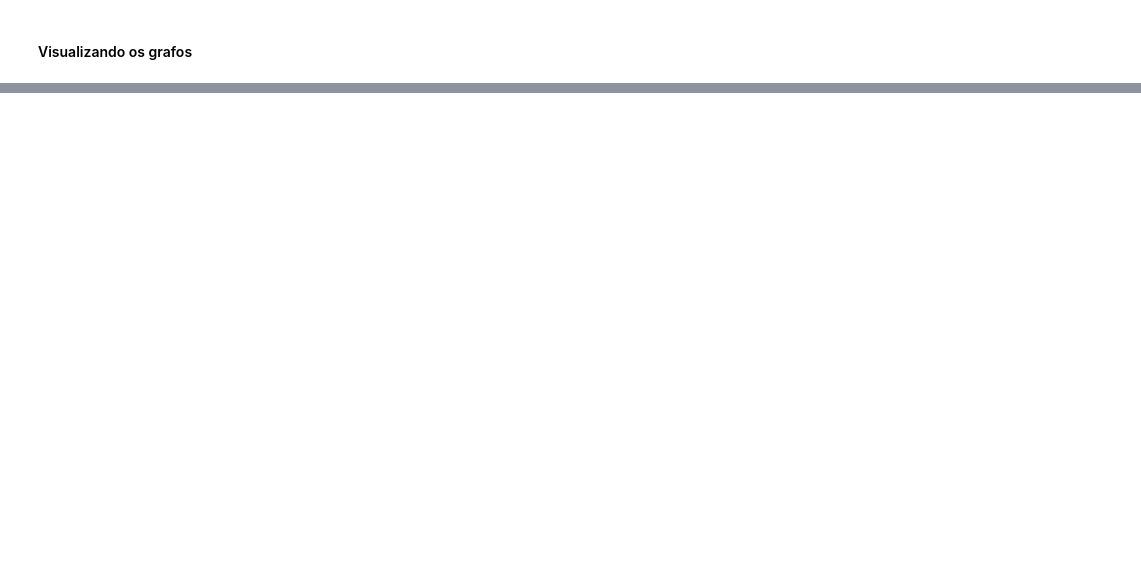
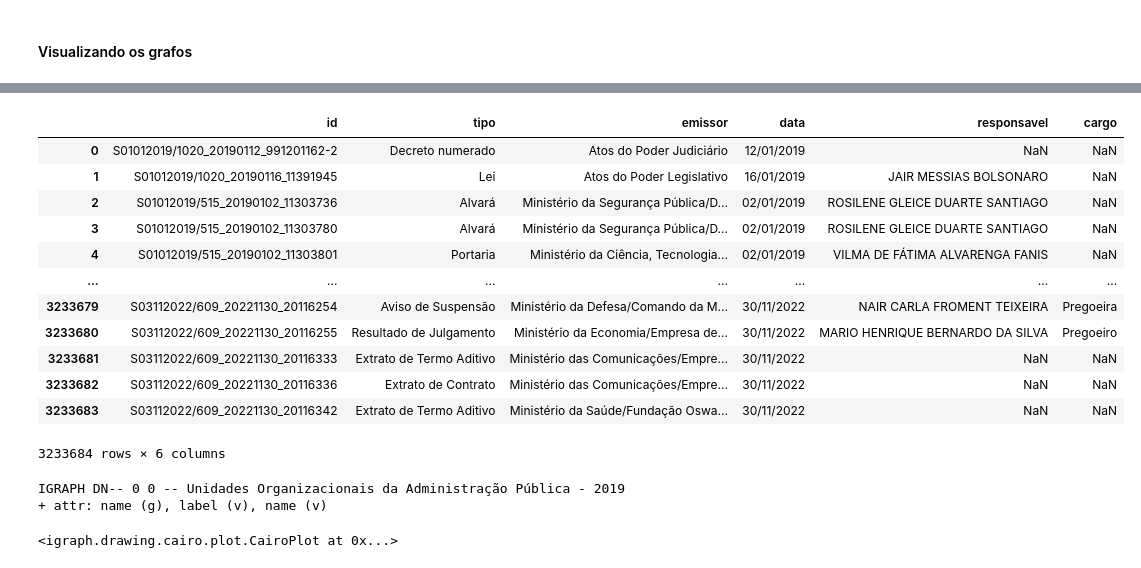
Before and after one commit to drausio/tcc_dsa_usp_esalq, a Jupyter notebook: resultados-preliminares/04_ConstrucaoDosGrafos.ipynb, the cells around one changed output, grey strips where cells are left out. Saved outputs shown, nothing was run; the diff lists cells and outputs as text; code cells hidden in the pictures; blank space fills up the shorter version.

```diff
--- a/resultados-preliminares/04_ConstrucaoDosGrafos.ipynb
+++ b/resultados-preliminares/04_ConstrucaoDosGrafos.ipynb
@@ -59,13 +59,17 @@ base_path = "C:/projetos/tcc_dsa_usp_esalq/"
 filtro0 = 'Ministério da Educação'
 filtro1 = 'Universidade'
 listaAno=[]
+dfs = []
 for ano in anos:
     anoRef = str(ano)
-    data_frame = pd.read_csv(base_path + "dados/dou/" + anoRef + "/" + anoRef +".csv")
-    data_frame = data_frame[data_frame["emissor"].str.contains('Ministério da Educação')]
-    data_frame = data_frame[data_frame["emissor"].str.contains('Universidade')]
+    data_frame_orig = pd.read_csv(base_path + "dados/dou/" + anoRef + "/" + anoRef +".csv")
+    data_frame = data_frame_orig[data_frame_orig["emissor"].str.contains(filtro0)]
+    data_frame = data_frame[data_frame["emissor"].str.contains(filtro1)]
     data_frame["entidades"] = data_frame["emissor"].str.split("/")
     listaAno.append({"ano":ano, "df": data_frame  })
+    dfs.append(data_frame_orig)
+
+big_frame = pd.concat(dfs, ignore_index=True)
 # %% [markdown]
 #### Montando os grafos direcionados por Ano utlizando IGraph
 # %%
@@ -324 +327,28 @@ IGRAPH DN-- 7 6 -- Unidades Organizacionais da Administração Pública - 2022
 <igraph.drawing.cairo.plot.CairoPlot at 0x...>
+# %%
+big_frame
+# %% [output]
+|  | id | tipo | emissor | data | responsavel | cargo |
+| 0 | S01012019/1020_20190112_991201162-2 | Decreto numerado | Atos do Poder Judiciário | 12/01/2019 | NaN | NaN |
+| 1 | S01012019/1020_20190116_11391945 | Lei | Atos do Poder Legislativo | 16/01/2019 | JAIR MESSIAS BOLSONARO | NaN |
+| 2 | S01012019/515_20190102_11303736 | Alvará | Ministério da Segurança Pública/D... | 02/01/2019 | ROSILENE GLEICE DUARTE SANTIAGO | NaN |
+| 3 | S01012019/515_20190102_11303780 | Alvará | Ministério da Segurança Pública/D... | 02/01/2019 | ROSILENE GLEICE DUARTE SANTIAGO | NaN |
+| 4 | S01012019/515_20190102_11303801 | Portaria | Ministério da Ciência, Tecnologia... | 02/01/2019 | VILMA DE FÁTIMA ALVARENGA FANIS | NaN |
+| ... | ... | ... | ... | ... | ... | ... |
+| 3233679 | S03112022/609_20221130_20116254 | Aviso de Suspensão | Ministério da Defesa/Comando da M... | 30/11/2022 | NAIR CARLA FROMENT TEIXEIRA | Pregoeira |
+| 3233680 | S03112022/609_20221130_20116255 | Resultado de Julgamento | Ministério da Economia/Empresa de... | 30/11/2022 | MARIO HENRIQUE BERNARDO DA SILVA | Pregoeiro |
+| 3233681 | S03112022/609_20221130_20116333 | Extrato de Termo Aditivo | Ministério das Comunicações/Empre... | 30/11/2022 | NaN | NaN |
+| 3233682 | S03112022/609_20221130_20116336 | Extrato de Contrato | Ministério das Comunicações/Empre... | 30/11/2022 | NaN | NaN |
+| 3233683 | S03112022/609_20221130_20116342 | Extrato de Termo Aditivo | Ministério da Saúde/Fundação Oswa... | 30/11/2022 | NaN | NaN |
+3233684 rows × 6 columns
+# %%
+diff_out_2019_2022 = grafo2019.difference(grafo2022)
+sub_diff_out_2019_2022 = diff_out_2019_2022.subgraph_edges(diff_in_2022.es)
+print(sub_diff_out_2019_2022.summary())
+visual_style["margin"] = 100
+visual_style["layout"] = sub_diff_out_2019_2022.layout_reingold_tilford_circular()
+plot(sub_diff_out_2019_2022, "sub_diff_out_2019_2022.eps", **visual_style)
+# %% [output]
+IGRAPH DN-- 0 0 -- Unidades Organizacionais da Administração Pública - 2019
++ attr: name (g), label (v), name (v)
+<igraph.drawing.cairo.plot.CairoPlot at 0x...>
```
Also changed, not shown: parts of 11 cells of this notebook, 15 other files.
